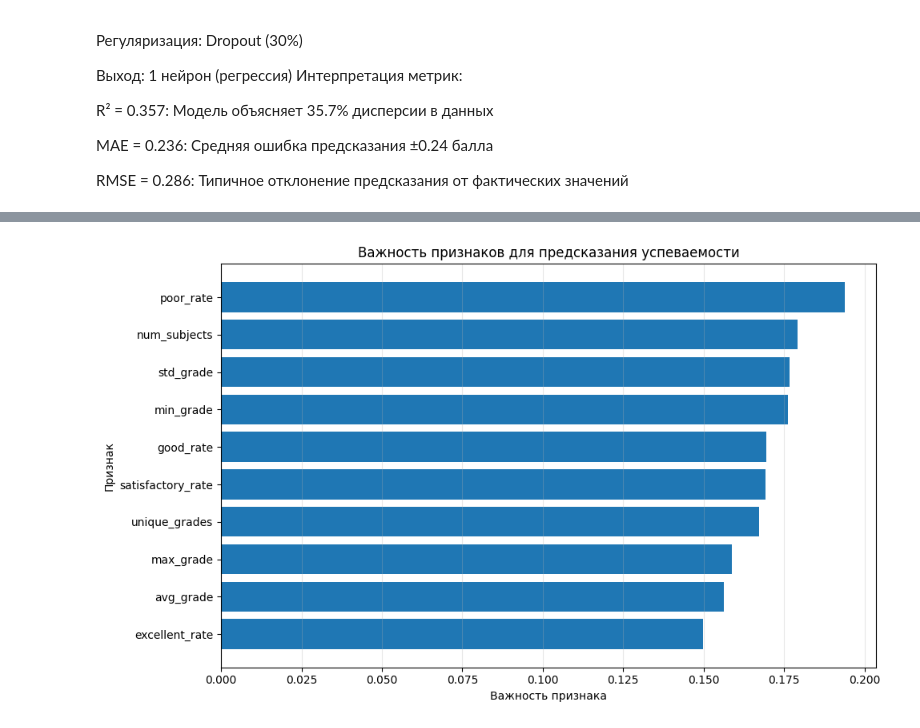
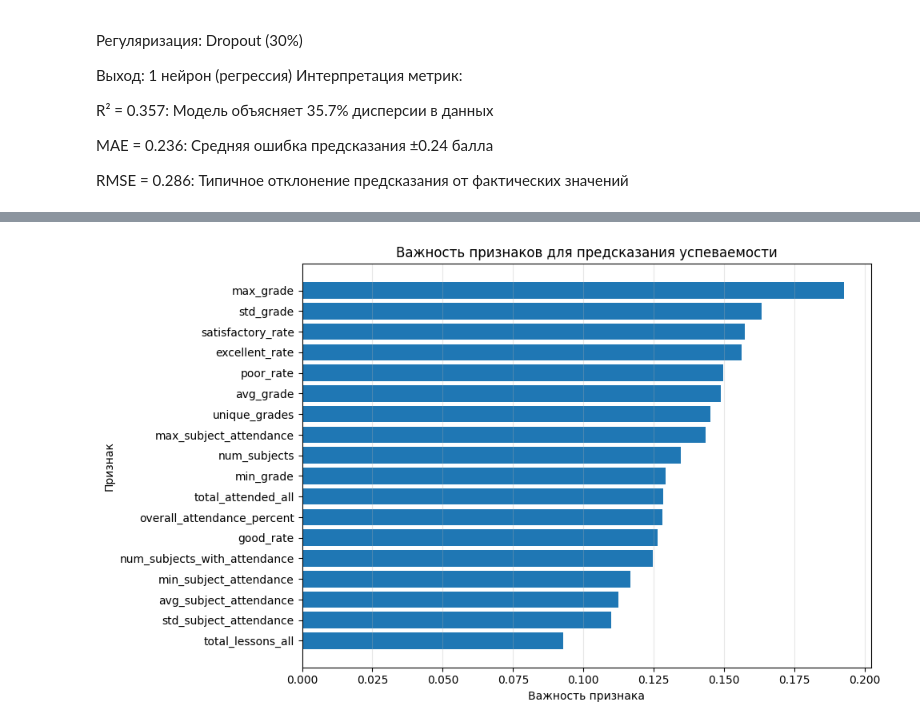
Before and after one commit to Himatora/project_analitics, a Jupyter notebook: Прогнозы_по_студентам_(без_посещаемости).ipynb, the cells around one changed output, grey strips where cells are left out. Drawn from its saved outputs; the diff is of its cells as text; code cells hidden in the pictures.

```diff
--- a/Прогнозы_по_студентам_(без_посещаемости).ipynb
+++ b/Прогнозы_по_студентам_(без_посещаемости).ipynb
@@ -35,17 +152,17 @@ initial_rows = len(students)
 print(f"Исходное количество строк: {initial_rows}")
 
 # Удаляем строки с пустыми значениями в Result
-students = students.dropna(subset=['Result'])
+students = attendance_enriched.dropna(subset=['Result'])
 
 # Удаляем строки, где Result содержит "Студент не найден" (регистронезависимо)
-mask = ~students['Result'].astype(str).str.contains('студент не найден', case=False, na=False)
-students = students[mask].reset_index(drop=True)
+mask = ~attendance_enriched['Result'].astype(str).str.contains('студент не найден', case=False, na=False)
+attendance_enriched = attendance_enriched[mask].reset_index(drop=True)
 
-final_rows = len(students)
+final_rows = len(attendance_enriched)
 print(f"Количество строк после очистки: {final_rows}")
 print(f"Удалено строк: {initial_rows - final_rows}")
 
 # Покажем примеры оставшихся значений в Result
 print("\nПримеры значений в Result после очистки:")
-print(students['Result'].unique()[:15])
+print(attendance_enriched['Result'].unique()[:15])
 # %% [output]
@@ -66,10 +183,10 @@ def is_debt(result):
         return 1 if 'Не зачтено' in result or 'Н/Я' in result or '2' in result else 0
 
 
-students['is_debt'] = students['Result'].apply(is_debt)
+attendance_enriched['is_debt'] = attendance_enriched['Result'].apply(is_debt)
 
 # Проверка распределения
-print(f"Распределение классов: {students['is_debt'].value_counts()}")
-print(f"Доля долгов: {students['is_debt'].mean():.2%}")
+print(f"Распределение классов: {attendance_enriched['is_debt'].value_counts()}")
+print(f"Доля долгов: {attendance_enriched['is_debt'].mean():.2%}")
 # %% [output]
 Распределение классов: is_debt
@@ -80,6 +197,6 @@ Name: count, dtype: int64
 # %%
-itiad_df = students[students['Faculty'] == 'Институт информационных технологий и анализа данных'].copy()
+itiad_df = attendance_enriched[attendance_enriched['Faculty'] == 'Институт информационных технологий и анализа данных'].copy()
 
 print(f"Количество студентов ИТИАД: {len(itiad_df)}")
-print(f"Количество уникальных студентов ИТИАД: {itiad_df['Student_ID'].nunique()}")
+print(f"Количество уникальных студентов ИТИАД: {itiad_df['mira_id'].nunique()}")
 # %% [output]
@@ -247,8 +449,8 @@ print("\nСоздаем расширенные признаки для студ
 
 student_features = []
 
-for student_id in group_df['Student_ID'].unique():
-    student_data = group_df[group_df['Student_ID'] == student_id]
+for mira_id in group_df['mira_id'].unique():
+    student_data = group_df[group_df['mira_id'] == mira_id]
     student_course = student_data['student_course'].iloc[0]
 
     # Базовые признаки
@@ -270,7 +472,7 @@ for student_id in group_df['Student_ID'].unique():
     unique_grades = len(np.unique(grades))
 
     student_features.append({
-        'student_id': student_id,
+        'mira_id': mira_id,
         'student_course': student_course,
         'avg_grade': avg_grade,
         'std_grade': std_grade,
@@ -290,12 +492,54 @@ features_df = pd.DataFrame(student_features)
 
 print(f"Создано {len(features_df)} записей с признаками")
 
+# ============================================================
+# ДОБАВЛЕНИЕ ПРИЗНАКОВ ПОСЕЩАЕМОСТИ
+# ============================================================
+
+print("\nДобавляем признаки посещаемости...")
+
+# Берём уникальные пары студент-предмет из group_df (чтобы избежать дублирования)
+unique_attendance = group_df[['mira_id', 'всего_занятий', 'посещений', 'процент_посещений']].drop_duplicates()
+
+# Агрегируем по студентам
+attendance_features = unique_attendance.groupby('mira_id').agg(
+    total_lessons_all=('всего_занятий', 'sum'),
+    total_attended_all=('посещений', 'sum'),
+    avg_subject_attendance=('процент_посещений', 'mean'),
+    std_subject_attendance=('процент_посещений', 'std'),
+    min_subject_attendance=('процент_посещений', 'min'),
+    max_subject_attendance=('процент_посещений', 'max'),
+    num_subjects_with_attendance=('всего_занятий', 'count')  # количество предметов с данными о посещаемости
+).reset_index()
+
+# Общий процент посещаемости по всем занятиям
+attendance_features['overall_attendance_percent'] = (
+    attendance_features['total_attended_all'] / attendance_features['total_lessons_all'] * 100
+).round(1)
+
+# Заменяем NaN (например, если std не вычислился для одного предмета)
+attendance_features.fillna(0, inplace=True)
+
+# Объединяем с features_df (левое объединение, чтобы сохранить всех студентов ИСТб)
+features_df = features_df.merge(attendance_features, on='mira_id', how='left')
+
+# Заполняем нулями студентов, у которых нет данных посещаемости (если такие есть)
+attendance_cols = [
+    'total_lessons_all', 'total_attended_all', 'avg_subject_attendance',
+    'std_subject_attendance', 'min_subject_attendance', 'max_subject_attendance',
+    'num_subjects_with_attendance', 'overall_attendance_percent'
+]
+features_df[attendance_cols] = features_df[attendance_cols].fillna(0)
+
+print("Признаки посещаемости добавлены.")
+print(features_df.head())
+
+# ============================================================
+# КОНЕЦ БЛОКА ДОБАВЛЕНИЯ ПОСЕЩАЕМОСТИ
+# ============================================================
+
 # Подготовка данных для модели: предсказываем успеваемость на следующем курсе
 print("\nПодготовка данных для модели предсказания...")
-
-# Для студентов 2, 3, 4 курсов используем их текущие признаки для предсказания
-# успеваемости на текущем курсе (как бы "предсказываем" их текущую успеваемость по предыдущим данным)
-# Но у нас нет разделения на семестры, поэтому будем использовать кросс-валидацию
 
 # Разделяем студентов по курсам
 first_course = features_df[features_df['student_course'] == 1]
@@ -311,11 +555,16 @@ print(f"Студентов 4 курса: {len(fourth_course)}")
 # Для обучения будем использовать студентов 2, 3, 4 курсов
 # Цель - предсказать среднюю оценку на текущем курсе по признакам
 
-# Выбираем признаки для модели
+# Выбираем признаки для модели (ТЕПЕРЬ С УЧЁТОМ ПОСЕЩАЕМОСТИ)
 feature_cols = [
     'avg_grade', 'std_grade', 'min_grade', 'max_grade',
     'num_subjects', 'excellent_rate', 'good_rate',
-    'satisfactory_rate', 'poor_rate', 'unique_grades'
+    'satisfactory_rate', 'poor_rate', 'unique_grades',
+    # Новые признаки посещаемости
+    'total_lessons_all', 'total_attended_all', 'overall_attendance_percent',
+    'avg_subject_attendance', 'std_subject_attendance',
+    'min_subject_attendance', 'max_subject_attendance',
+    'num_subjects_with_attendance'
 ]
 
 # Подготовка данных
@@ -531,7 +780,7 @@ def predict_first_course_students(model, scaler, first_course_df, feature_cols,
             predicted_grade = max(2.0, min(5.0, predicted_grade_raw))
 
         results.append({
-            'student_id': student['student_id'],
+            'mira_id': student['mira_id'],
             'current_avg_grade': student['avg_grade'],
             'predicted_future_grade': predicted_grade,
             'predicted_raw': predicted_grade_raw,  # Сохраняем исходное значение
@@ -552,11 +801,11 @@ if len(first_course) > 0:
     # Показываем топ-10 студентов с лучшими и худшими прогнозами
     print("\nТоп-10 студентов с лучшими прогнозами:")
     top_students = predictions_df.nlargest(10, 'predicted_future_grade')
-    print(top_students[['student_id', 'current_avg_grade', 'predicted_future_grade', 'improvement']].to_string(index=False))
+    print(top_students[['mira_id', 'current_avg_grade', 'predicted_future_grade', 'improvement']].to_string(index=False))
 
     print("\nТоп-10 студентов с худшими прогнозами:")
     bottom_students = predictions_df.nsmallest(10, 'predicted_future_grade')
-    print(bottom_students[['student_id', 'current_avg_grade', 'predicted_future_grade', 'improvement']].to_string(index=False))
+    print(bottom_students[['mira_id', 'current_avg_grade', 'predicted_future_grade', 'improvement']].to_string(index=False))
 
     # Статистика по предсказаниям
     print(f"\nСтатистика предсказаний:")
@@ -663,7 +912,7 @@ if 'predictions_df' in locals():
     if len(at_risk_students) > 0:
         print(f"\nСтуденты с риском ухудшения успеваемости ({len(at_risk_students)} чел.):")
         for _, student in at_risk_students.iterrows():
-            print(f"  Студент {student['student_id']}: текущая оценка {student['current_avg_grade']:.2f}, "
+            print(f"  Студент {student['mira_id']}: текущая оценка {student['current_avg_grade']:.2f}, "
                   f"прогноз {student['predicted_future_grade']:.2f} (изменение: {student['improvement']:.2f})")
 
     # Студенты с потенциалом улучшения
@@ -672,6 +921,6 @@ if 'predictions_df' in locals():
     if len(improving_students) > 0:
         print(f"\nСтуденты с потенциалом улучшения ({len(improving_students)} чел.):")
         for _, student in improving_students.iterrows():
-            print(f"  Студент {student['student_id']}: текущая оценка {student['current_avg_grade']:.2f}, "
+            print(f"  Студент {student['mira_id']}: текущая оценка {student['current_avg_grade']:.2f}, "
                   f"прогноз {student['predicted_future_grade']:.2f} (улучшение: {student['improvement']:.2f})")
 # %% [output]
@@ -735,4 +987,4 @@ satisfactory_rate    0.169222
-[figure, old version]
+[figure, new version]
 ============================================================
 СОХРАНЕНИЕ РЕЗУЛЬТАТОВ
 ============================================================
```
Also changed, not shown: parts of 18 cells of this notebook.
